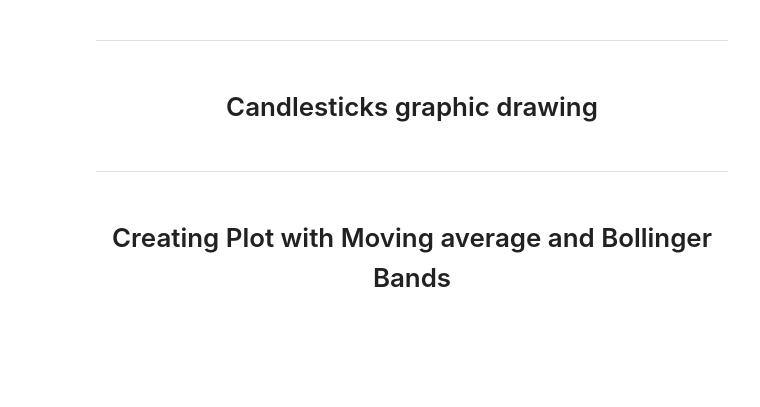
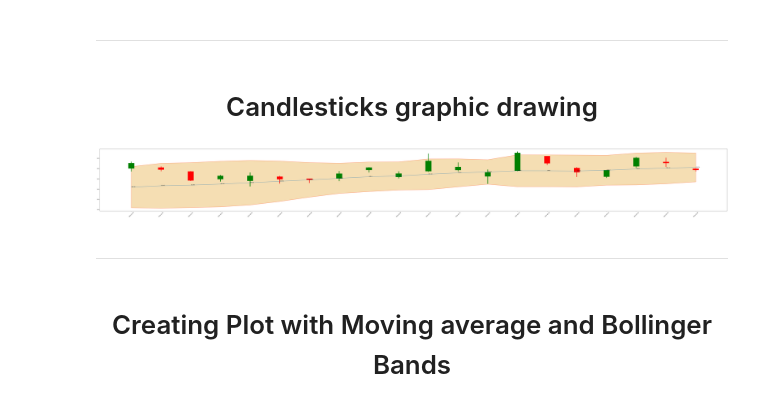
Before and after one commit to D-Voronkov-Official/Stocks-Price-Prediction-Program, a Jupyter notebook: Machine Learning Data Gathering/Scripts/Moving Average + Bollinger bands.ipynb, the cells around one changed output. Cells and saved outputs as stored; diff of their text form; code cells hidden in the pictures; blank space fills up the shorter version.

```diff
--- a/Machine Learning Data Gathering/Scripts/Moving Average + Bollinger bands.ipynb
+++ b/Machine Learning Data Gathering/Scripts/Moving Average + Bollinger bands.ipynb
@@ -120,3 +118,9 @@ def create_candles_graph(stocks_data,
+# %%
+test_data = pd.read_csv("../Data/Consumer Discretionary/Airbnb Inc. Class A Common Stock.csv")
+calculate_bollinger_band(test_data)
+create_candles_graph(test_data[-20:])
+# %% [output]
+[figure, added]
 # %% [markdown]
 --------------------------------------------------------
 # %% [markdown]
```
Also changed, not shown: parts of 11 cells of this notebook.
